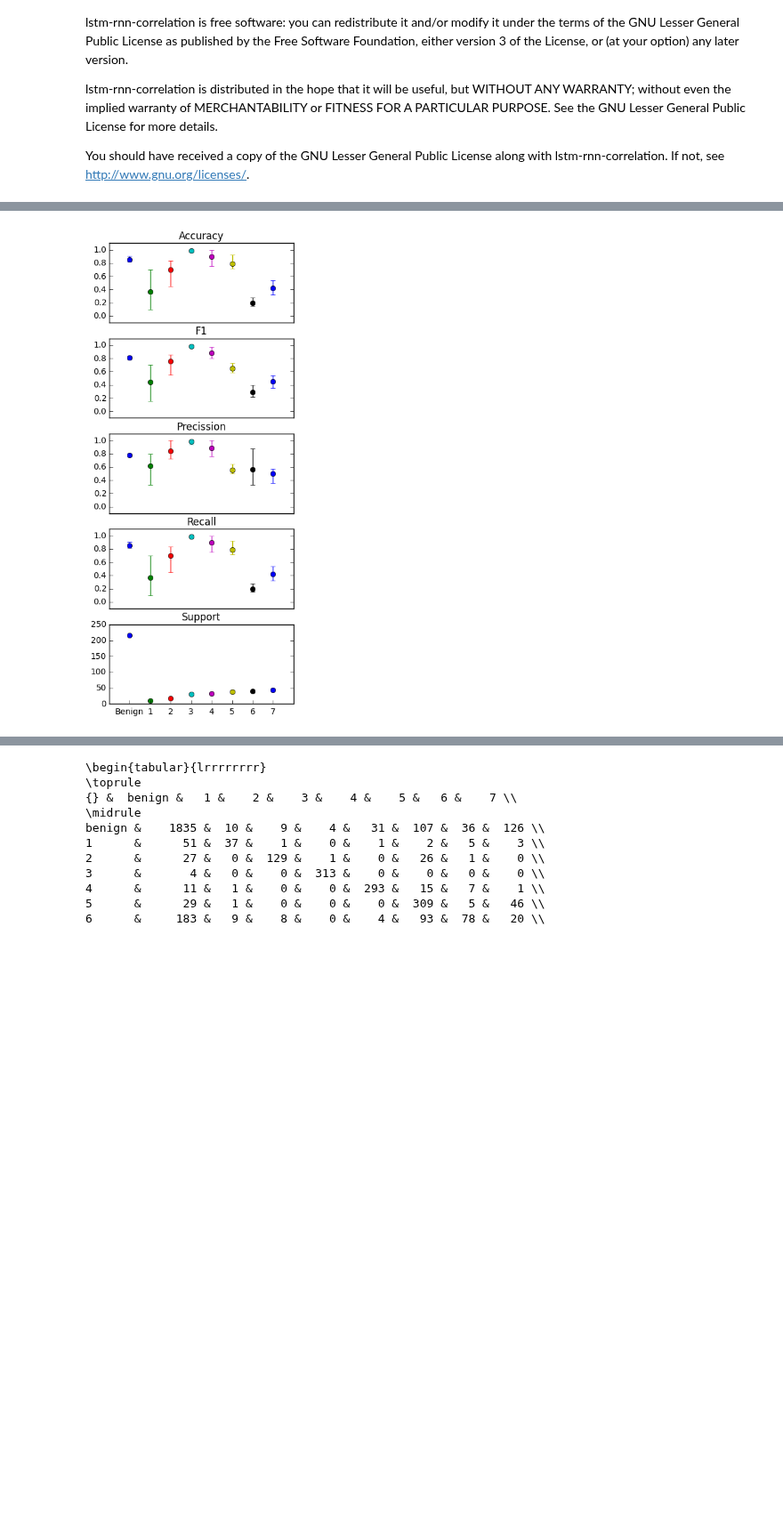
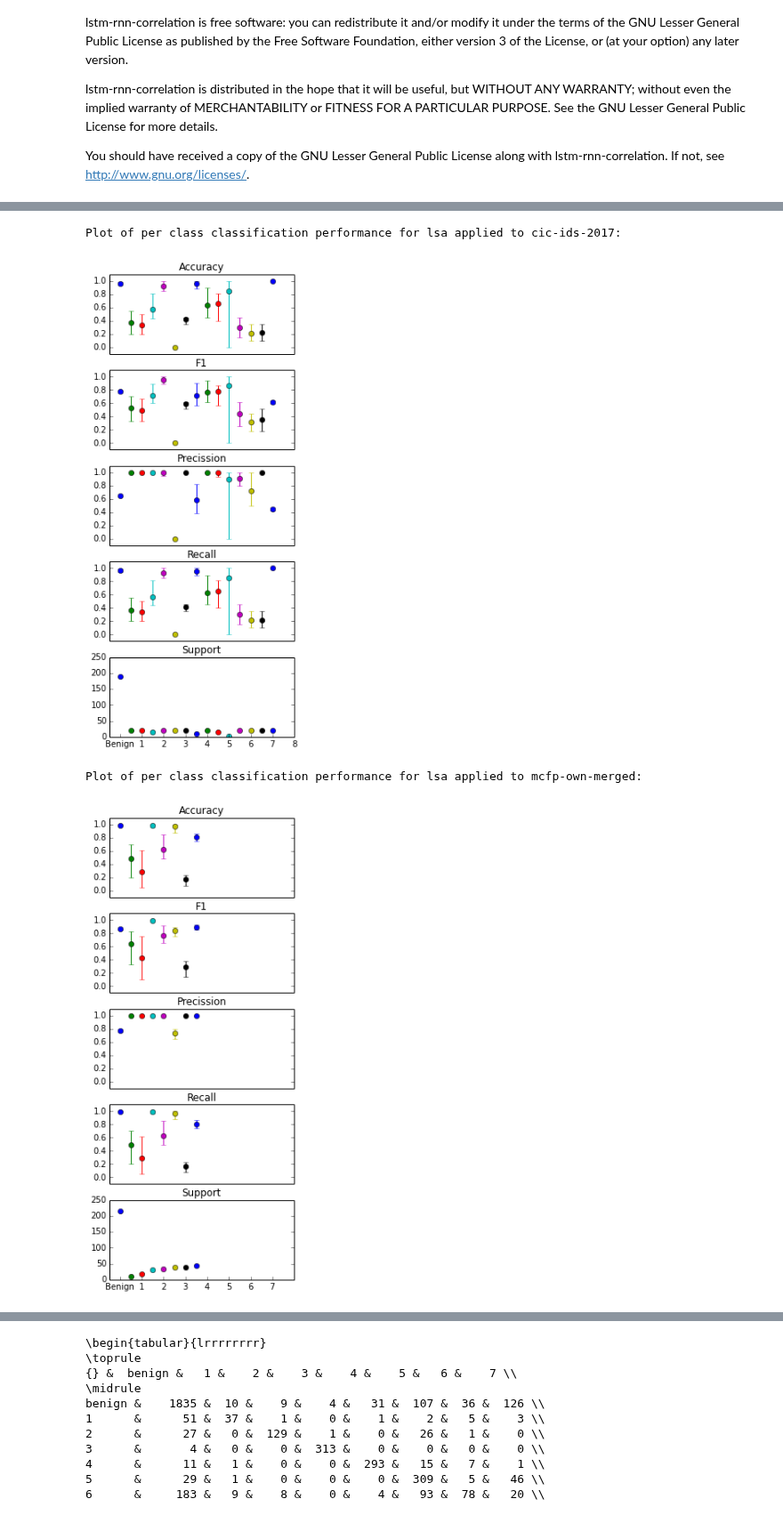
Before and after one commit to kidmose/lstm-rnn-correlation, a Jupyter notebook: results.ipynb, the cells around one changed output, grey strips where cells are left out. Shown at 89% size. Saved outputs shown, nothing was run; the diff lists cells and outputs as text; code cells hidden in the pictures; blank space fills up the shorter version.

Commit message:
[wip] results on {lstm, lsa} x {mcfp, cic ids 2017}
Confusion matrix not loaded - pandas still uses pickle when calling
to_hdf.

```diff
--- a/results.ipynb
+++ b/results.ipynb
@@ -89,2 +175,15 @@ df_classify_agg
+# %%
+def read_per_class_metrics(method, dataset):
+    dfs = list()
+    for rep, fn in enumerate(m_files[method, dataset]):
+        with h5py.File(fn) as f:
+            group = f['/per_class/validation/index_%i_%i/' % ps[method, dataset]]
+            dfs += [(
+                pd.DataFrame({
+                    k: v[:] for k, v in group.items()
+                }),
+                rep,
+            )]
+    return dfs
 # %%
 # Classification metrics, breakdown pr. class
@@ -138,27 +251,34 @@ df_class_classify_agg
 # %%
-ylims = {
-    'support': [0, 250],
-}
+for (method, dataset) in m_files:
+    print('Plot of per class classification performance for %s applied to %s:' % (method, dataset))
+    df_class_classify, _ = get_per_class_classification_performance(method, dataset)
 
-fig, axs = plt.subplots(nrows=5, ncols=1,figsize=(4, 10))
-for metric, ax in zip(['Accuracy', 'F1', 'Precission', 'Recall', 'Support',], axs):
-    for i, incident in enumerate(df_class_classify['labels'].unique().tolist()):
-        y = np.array(df_class_classify[df_class_classify['labels'] == incident][metric.lower()].tolist())
-        x = np.ones_like(y)*i
-        #ax.plot(x, y, 'x', markersize=5)
-        ax.errorbar(
-            i,
-            y.mean(),
-            yerr=[[y.mean()-y.min()], [y.max()-y.mean()]],
-            fmt='--o',
-        )
-        ax.set_ylim(ylims.get(metric.lower(), [-0.1, 1.1]))
-        ax.set_xlim([-1, 8])
-        ax.set_title(metric)
-    ax.tick_params(axis='x', which='both', bottom='off', top='off', labelbottom='off')
+    ylims = {
+        'support': [0, 250],
+    }
 
-axs[-1].tick_params(axis='x', which='major', bottom='on', top='off', labelbottom='on')
-axs[-1].set_xticklabels([''] + df_class_classify['labels'].unique().tolist() + [''])
-plt.show()
+    fig, axs = plt.subplots(nrows=5, ncols=1,figsize=(4, 10))
+    for metric, ax in zip(['Accuracy', 'F1', 'Precission', 'Recall', 'Support',], axs):
+        for i, incident in enumerate(df_class_classify['labels'].unique().tolist()):
+            y = np.array(df_class_classify[df_class_classify['labels'] == incident][metric.lower()].tolist())
+            x = np.ones_like(y)*i
+            #ax.plot(x, y, 'x', markersize=5)
+            ax.errorbar(
+                i,
+                y.mean(),
+                yerr=[[y.mean()-y.min()], [y.max()-y.mean()]],
+                fmt='--o',
+            )
+            ax.set_ylim(ylims.get(metric.lower(), [-0.1, 1.1]))
+            ax.set_xlim([-1, 16])
+            ax.set_title(metric)
+        ax.tick_params(axis='x', which='both', bottom='off', top='off', labelbottom='off')
+
+    axs[-1].tick_params(axis='x', which='major', bottom='on', top='off', labelbottom='on')
+    axs[-1].set_xticklabels([''] + df_class_classify['labels'].unique().tolist() + [''])
+    plt.show()
 # %% [output]
+Plot of per class classification performance for lsa applied to cic-ids-2017:
-[figure, old version]
+[figure, new version]
+Plot of per class classification performance for lsa applied to mcfp-own-merged:
+[figure, added]
```
Also changed, not shown: parts of 16 cells of this notebook.
